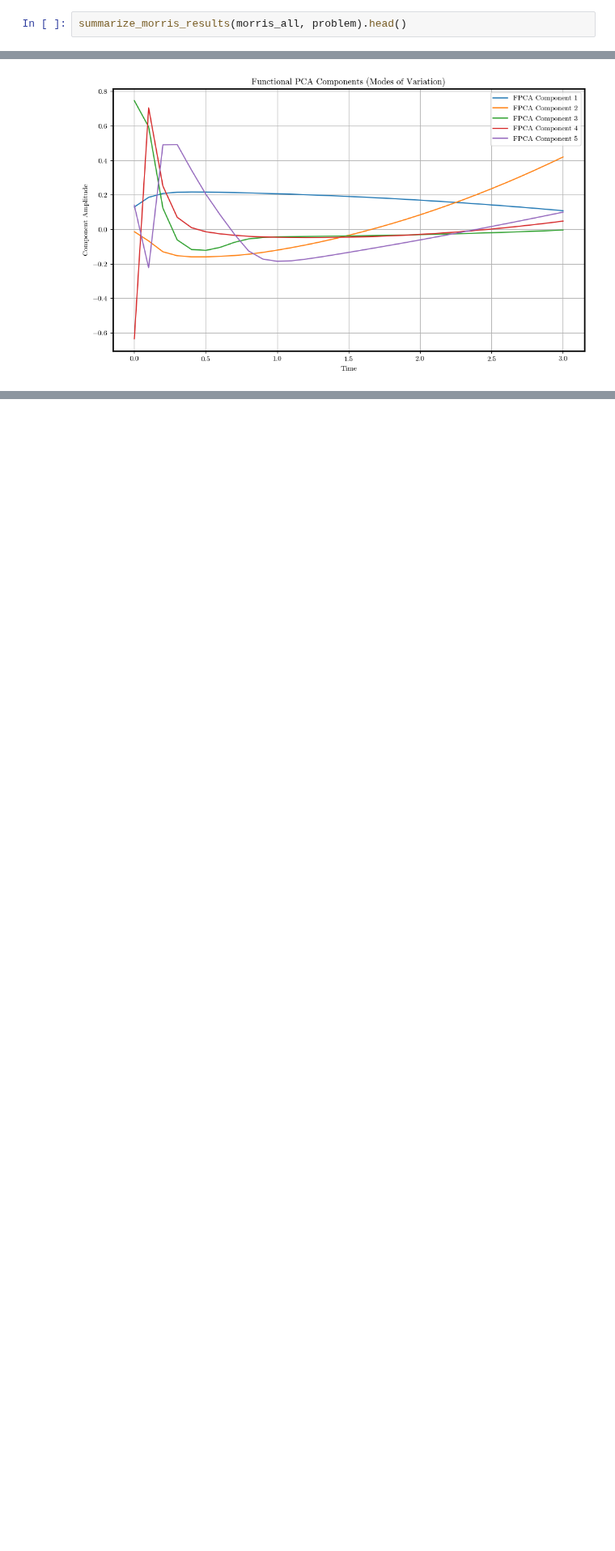
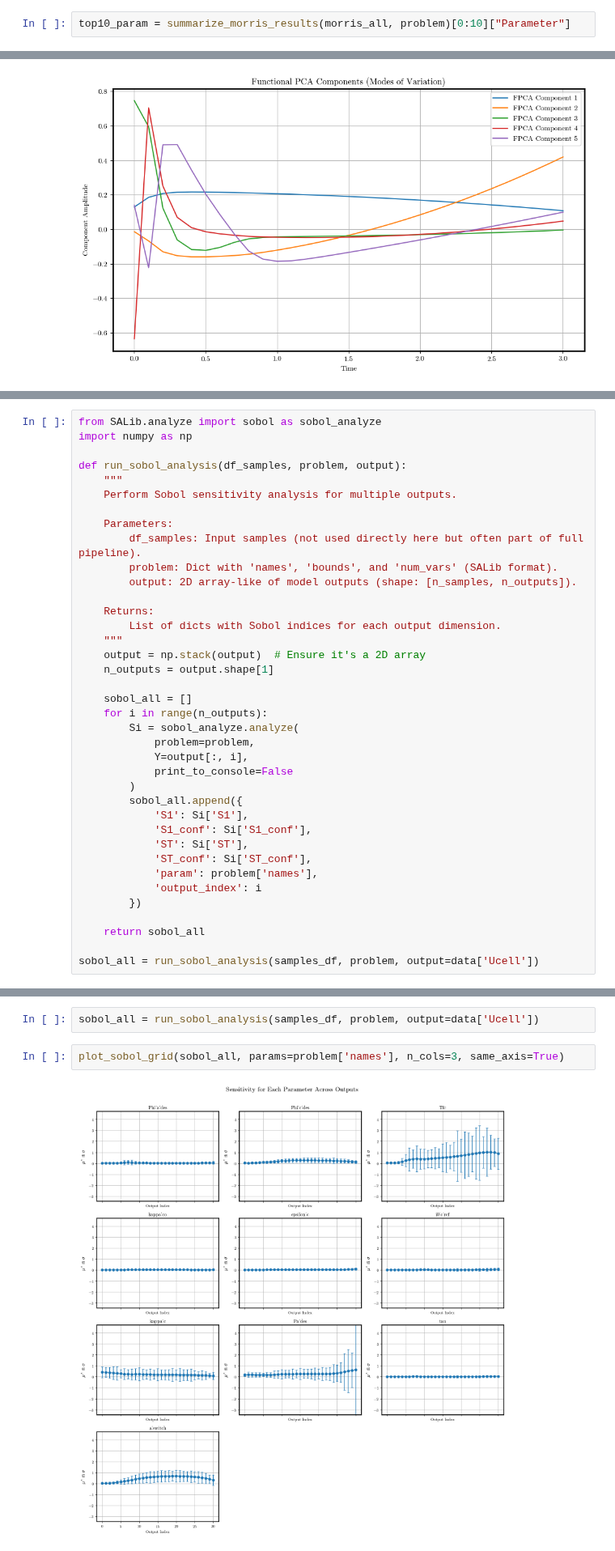
Before and after one commit to DejvisT/Sensitivity-Analysis-and-Surrogate-Modeling-of-PEM-Fuel-Cells, a Jupyter notebook: notebooks/02_sensitivity_analysis.ipynb, the cells around one changed output, grey strips where cells are left out. Shown at 81% size. Drawn from its saved outputs; the diff is of its cells as text; blank space fills up the shorter version.

```diff
--- a/notebooks/02_sensitivity_analysis.ipynb
+++ b/notebooks/02_sensitivity_analysis.ipynb
@@ -46,4 +46,4 @@ plot_morris_grid(morris_all, params=problem['names'], same_axis=True)
 # %% [output]
 [figure]
 # %%
-summarize_morris_results(morris_all, problem).head()
+top10_param = summarize_morris_results(morris_all, problem)[0:10]["Parameter"]
@@ -283,0 +302,38 @@ plot_morris_results(morris_all)
+# %%
+from SALib.analyze import sobol as sobol_analyze
+import numpy as np
+
+def run_sobol_analysis(df_samples, problem, output):
+    """
+    Perform Sobol sensitivity analysis for multiple outputs.
+
+    Parameters:
+        df_samples: Input samples (not used directly here but often part of full pipeline).
+        problem: Dict with 'names', 'bounds', and 'num_vars' (SALib format).
+        output: 2D array-like of model outputs (shape: [n_samples, n_outputs]).
+
+    Returns:
+        List of dicts with Sobol indices for each output dimension.
+    """
+    output = np.stack(output)  # Ensure it's a 2D array
+    n_outputs = output.shape[1]
+
+    sobol_all = []
+    for i in range(n_outputs):
+        Si = sobol_analyze.analyze(
+            problem=problem,
+            Y=output[:, i],
+            print_to_console=False
+        )
+        sobol_all.append({
+            'S1': Si['S1'],
+            'S1_conf': Si['S1_conf'],
+            'ST': Si['ST'],
+            'ST_conf': Si['ST_conf'],
+            'param': problem['names'],
+            'output_index': i
+        })
+
+    return sobol_all
+
+sobol_all = run_sobol_analysis(samples_df, problem, output=data['Ucell'])
@@ -283,0 +457,6 @@ plot_morris_results(morris_all)
+# %%
+sobol_all = run_sobol_analysis(samples_df, problem, output=data['Ucell'])
+# %%
+plot_sobol_grid(sobol_all, params=problem['names'], n_cols=3, same_axis=True)
+# %% [output]
+[figure, added]
```
Also changed, not shown: parts of 14 cells of this notebook, 3 other files.
